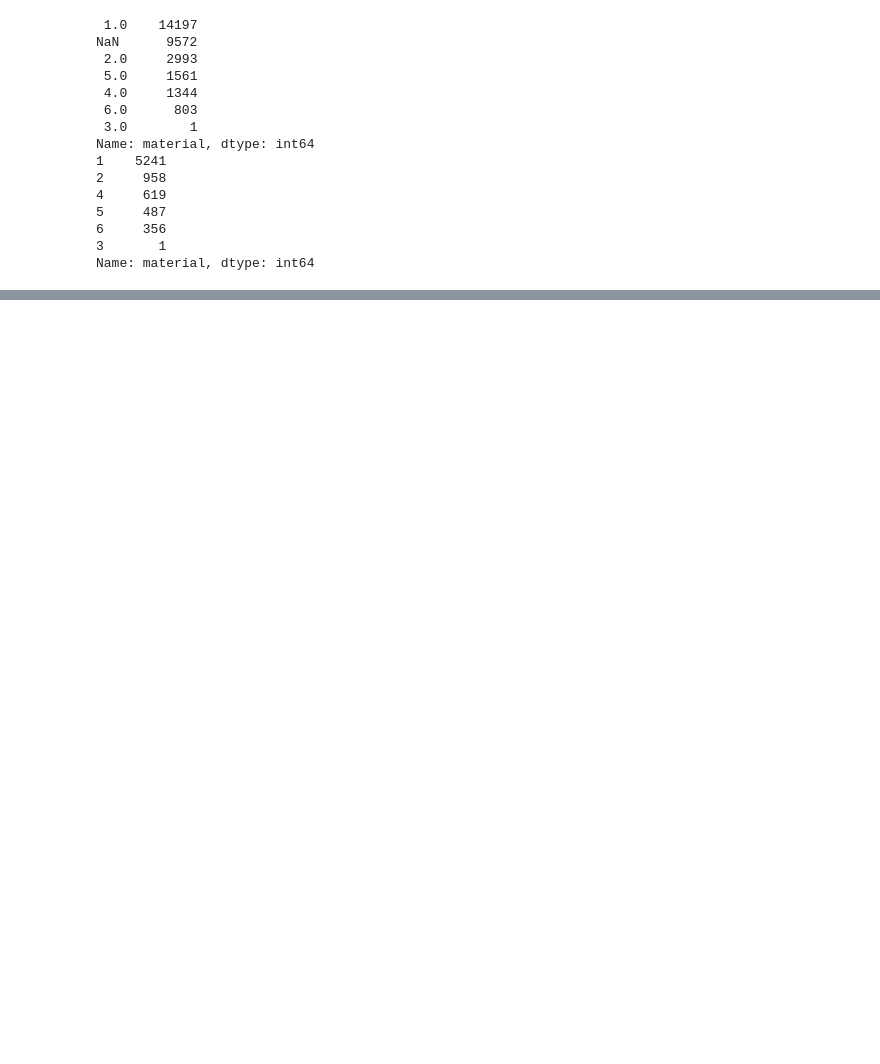
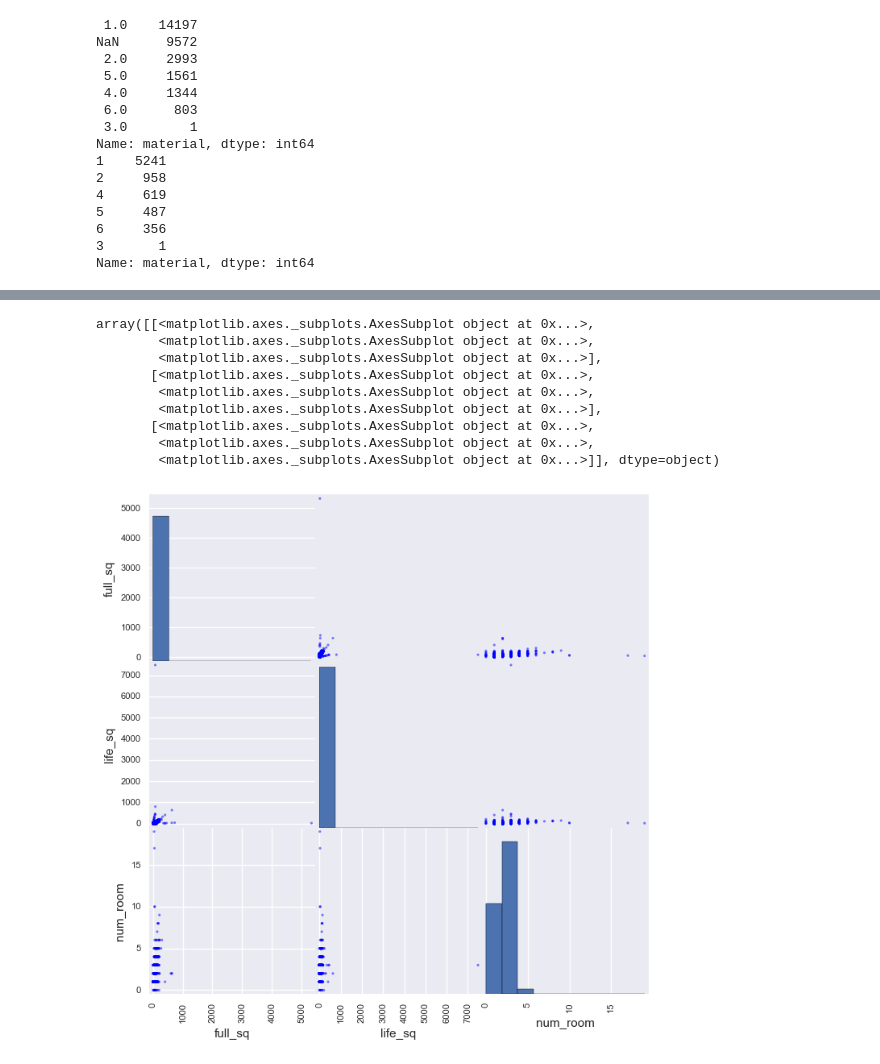
Before and after one commit to nycdatasci/bootcamp009_project, a Jupyter notebook: Project3-MachineLearning/chase_brandy_grant/EDA_Russian_Kaggel.ipynb, the cells around one changed output, grey strips where cells are left out. Saved outputs shown, nothing was run; the diff lists cells and outputs as text; code cells hidden in the pictures; blank space fills up the shorter version.

```diff
--- a/Project3-MachineLearning/chase_brandy_grant/EDA_Russian_Kaggel.ipynb
+++ b/Project3-MachineLearning/chase_brandy_grant/EDA_Russian_Kaggel.ipynb
@@ -388,0 +499,5 @@ Name: material, dtype: int64
+# %%
+train.loc[train['build_year'] == 20052009, 'build_year'] = 2009
+train.loc[train['build_year'] == 4965, 'build_year'] = 1965
+train.loc[train['build_year'] == 71, 'build_year'] = 1971
+train.loc[train['build_year'] < 1800, 'build_year'] = np.nan
@@ -388,0 +526,15 @@ Name: material, dtype: int64
+# %%
+scatter_matrix(train.loc[:, ['full_sq', 'life_sq', 'num_room']],
+               figsize=(8, 8),
+               diagonal='hist')
+# %% [output]
+array([[<matplotlib.axes._subplots.AxesSubplot object at 0x...>,
+        <matplotlib.axes._subplots.AxesSubplot object at 0x...>,
+        <matplotlib.axes._subplots.AxesSubplot object at 0x...>],
+       [<matplotlib.axes._subplots.AxesSubplot object at 0x...>,
+        <matplotlib.axes._subplots.AxesSubplot object at 0x...>,
+        <matplotlib.axes._subplots.AxesSubplot object at 0x...>],
+       [<matplotlib.axes._subplots.AxesSubplot object at 0x...>,
+        <matplotlib.axes._subplots.AxesSubplot object at 0x...>,
+        <matplotlib.axes._subplots.AxesSubplot object at 0x...>]], dtype=object)
+[figure, added]
```
Also changed, not shown: parts of 43 cells of this notebook.
